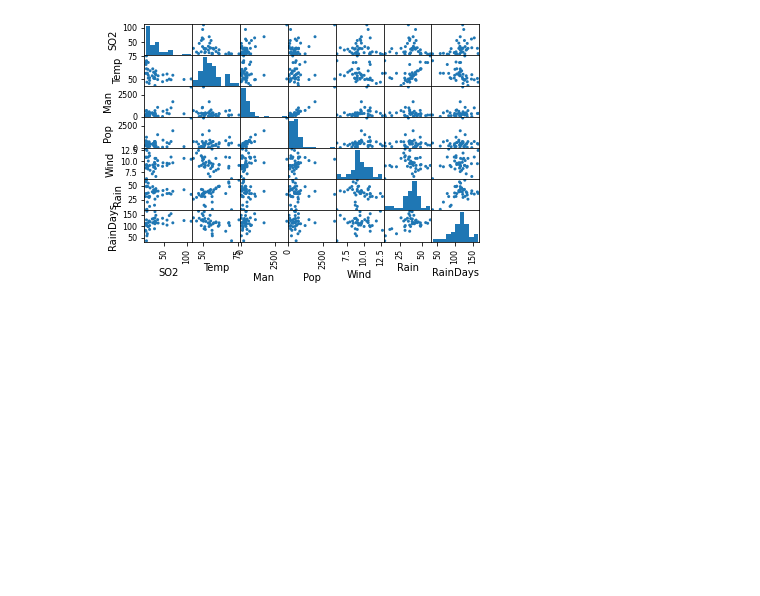
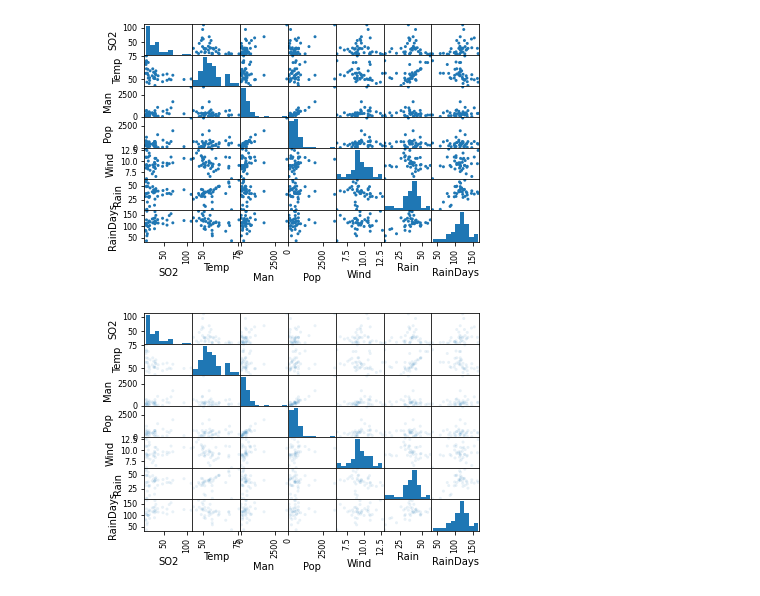
Before and after one commit to Jittiya/multivariate, a Jupyter notebook: Chapter2_Visualize_Multivariate_Data.ipynb, the cells around one changed output. Saved outputs shown, nothing was run; the diff lists cells and outputs as text; code cells hidden in the pictures; blank space fills up the shorter version.

```diff
--- a/Chapter2_Visualize_Multivariate_Data.ipynb
+++ b/Chapter2_Visualize_Multivariate_Data.ipynb
@@ -85,3 +85,7 @@ pd.plotting.scatter_matrix(pollution_data);
 pd.plotting.scatter_matrix(pollution_data,alpha=1.0);
 # %% [output]
 [figure]
+# %%
+pd.plotting.scatter_matrix(pollution_data,alpha=0.1);
+# %% [output]
+[figure, added]
```
Also changed, not shown: parts of 7 cells of this notebook.
